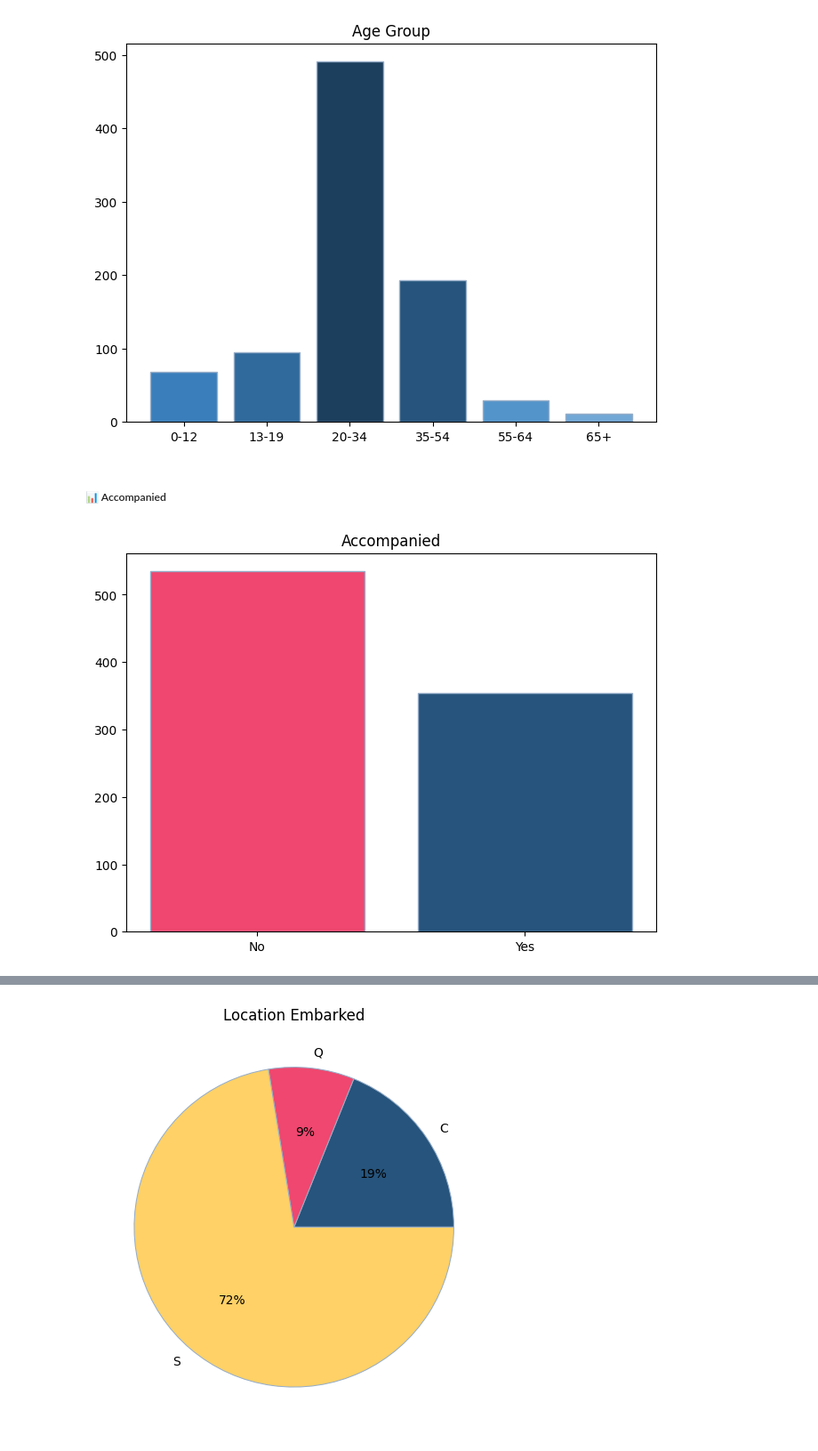
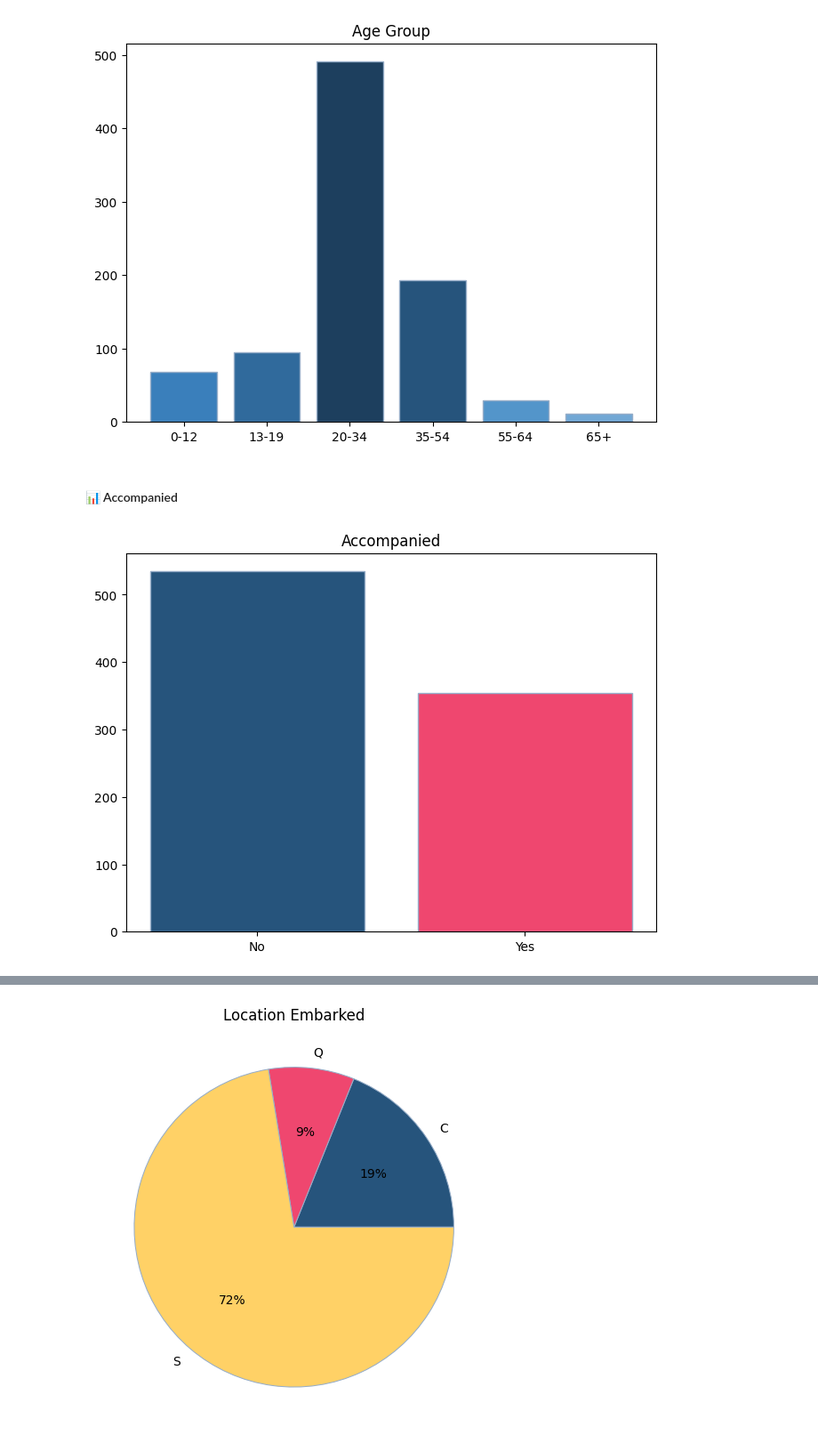
Before and after one commit to grace-sampao/Cyber-Shujaa---Exploratory-Data-Analysis, a Jupyter notebook: notebooks/exploratory_data_analysis.ipynb, the cells around one changed output, grey strips where cells are left out. Shown at 89% size. Saved outputs shown, nothing was run; the diff lists cells and outputs as text; code cells hidden in the pictures.

```diff
--- a/notebooks/exploratory_data_analysis.ipynb
+++ b/notebooks/exploratory_data_analysis.ipynb
@@ -521,0 +518,13 @@ Created a binary indicator to simplify the family dynamic.
+# %%
+titanic_data['Cabin Assignment'] = titanic_data['Cabin'].copy()
+
+column_labels.insert(column_labels.index("Cabin") + 1, "Cabin Assignment")
+titanic_data = titanic_data.reindex(columns=column_labels)
+# %%
+titanic_data['Cabin Assignment'] = np.where(
+  titanic_data['Cabin Assignment'] != "Unassigned",
+  "Assigned",
+  "Unassigned"
+)
+titanic_data['Cabin Assignment'] = titanic_data['Cabin Assignment'].astype('category')
+titanic_data.head()
@@ -641,18 +663,18 @@ plt.show()
 # %% [output]
 [figure]
 # %% [markdown]
-##### 📊 Accompanied
+#### 📊 Accompanied
 # %%
 fig, ax = plt.subplots(layout='constrained')
 
 ax.set_title("Accompanied")
 ax.bar(
   titanic_data['Accompanied'].value_counts().index,
   titanic_data['Accompanied'].value_counts().values,
-  color=[colours["bubblegum pink"], colours["dusk blue"]],
+  color=[colours["dusk blue"], colours["bubblegum pink"]],
   edgecolor=colours["powder blue"]
 )
 
 plt.show()
 # %% [output]
-[figure, old version]
+[figure, new version]
```
Also changed, not shown: parts of 16 cells of this notebook.
